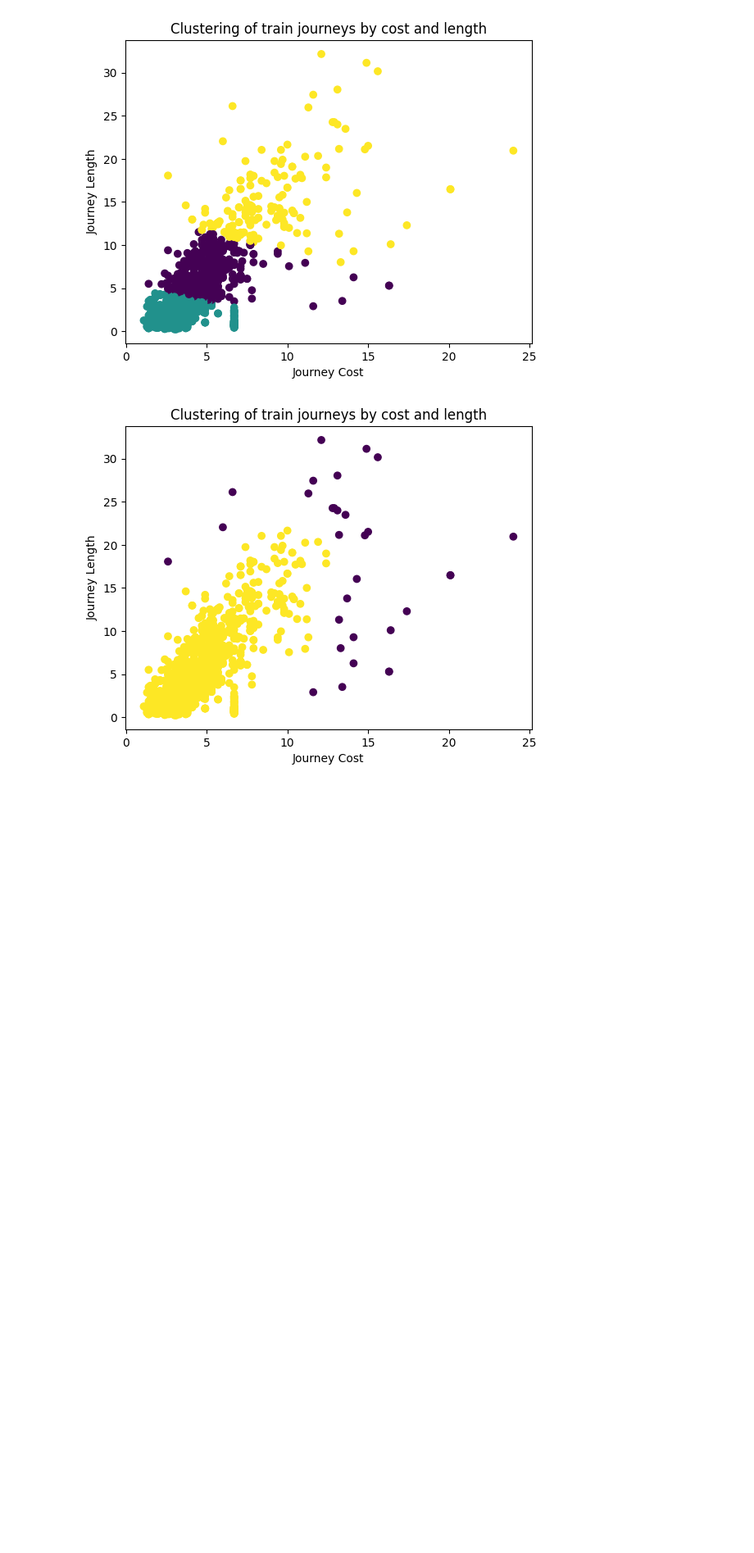
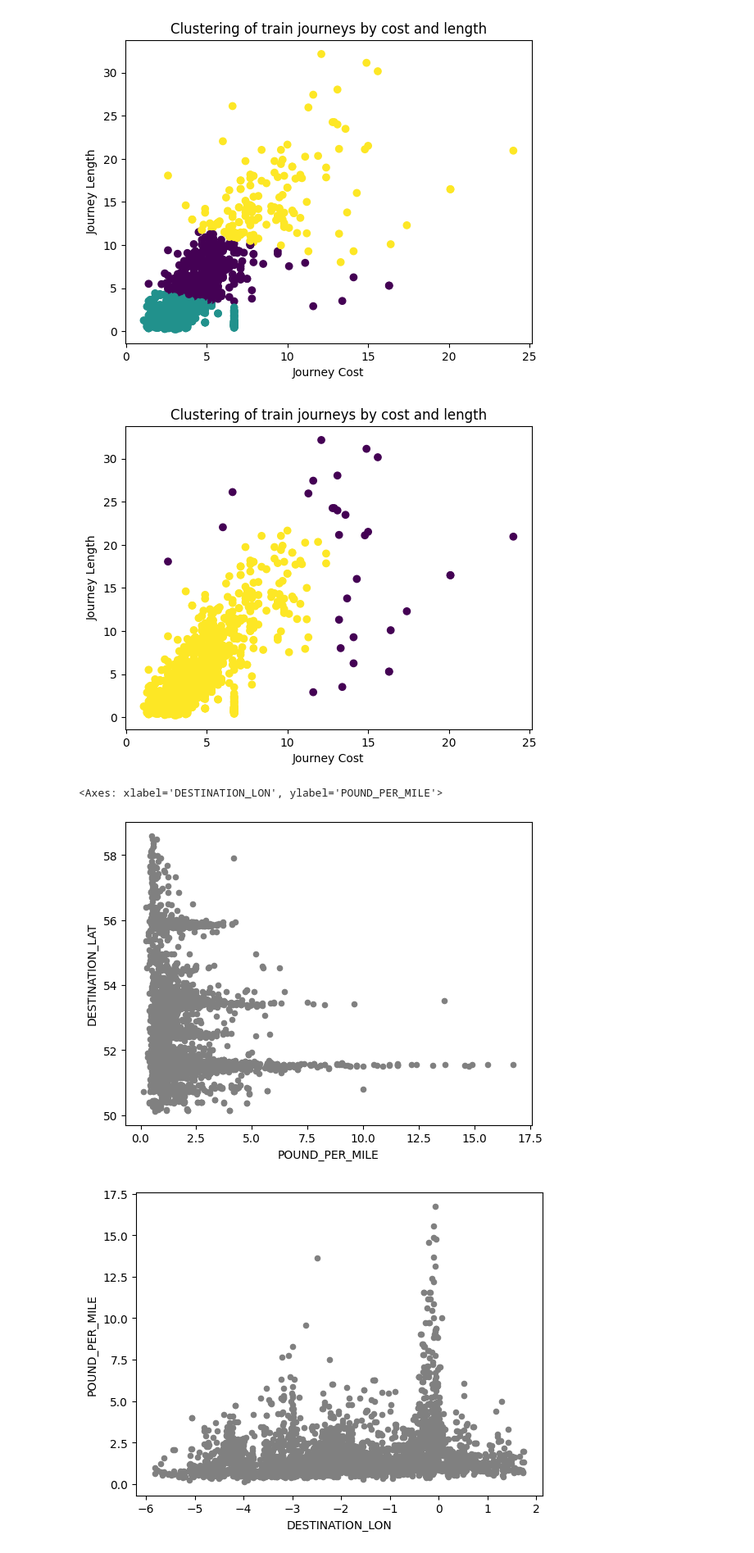
Before and after one commit to MikeJCJ/Clustering_Algorithms_Rail_Data, a Jupyter notebook: 1. Scripts/data_investigation.ipynb, the cells around one changed output. Shown: that part at 82% size. Drawn from its saved outputs; the diff is of its cells as text; code cells hidden in the pictures; blank space fills up the shorter version.

```diff
--- a/1. Scripts/data_investigation.ipynb
+++ b/1. Scripts/data_investigation.ipynb
@@ -85,0 +83,14 @@ flow_fare_loc_df_log["FARE_POUNDS"] = np.log10(df["FARE_POUNDS"])
+# %%
+# Apply log transforms to FARE_POUNDS and DISTANCE fields
+
+flow_fare_loc_df_log = flow_fare_loc_df.copy()
+flow_fare_loc_df_log["FARE_POUNDS_LOG"] = np.log10(flow_fare_loc_df["FARE_POUNDS"])
+flow_fare_loc_df_log["DISTANCE_LOG"] = np.log10(flow_fare_loc_df["DISTANCE"])
+
+# Basic Scatter: Cost of Journeys per Mile Against Latitude/Lon
+flow_fare_loc_df_log.plot.scatter('POUND_PER_MILE', 'DESTINATION_LAT', color='grey')
+flow_fare_loc_df_log.plot.scatter('DESTINATION_LON', 'POUND_PER_MILE', color='grey')
+# %% [output]
+<Axes: xlabel='DESTINATION_LON', ylabel='POUND_PER_MILE'>
+[figure, added]
+[figure, added]
```
Also changed, not shown: parts of 3 cells of this notebook.
